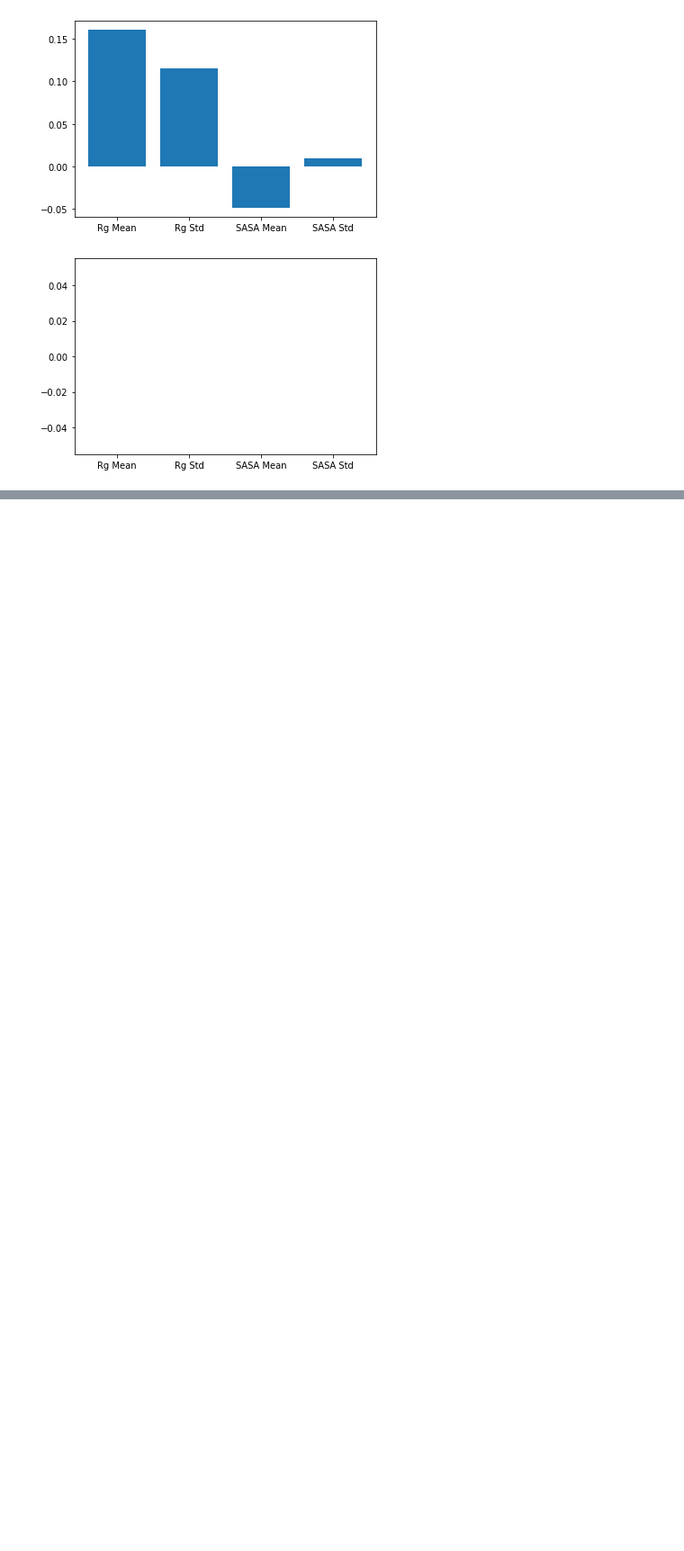
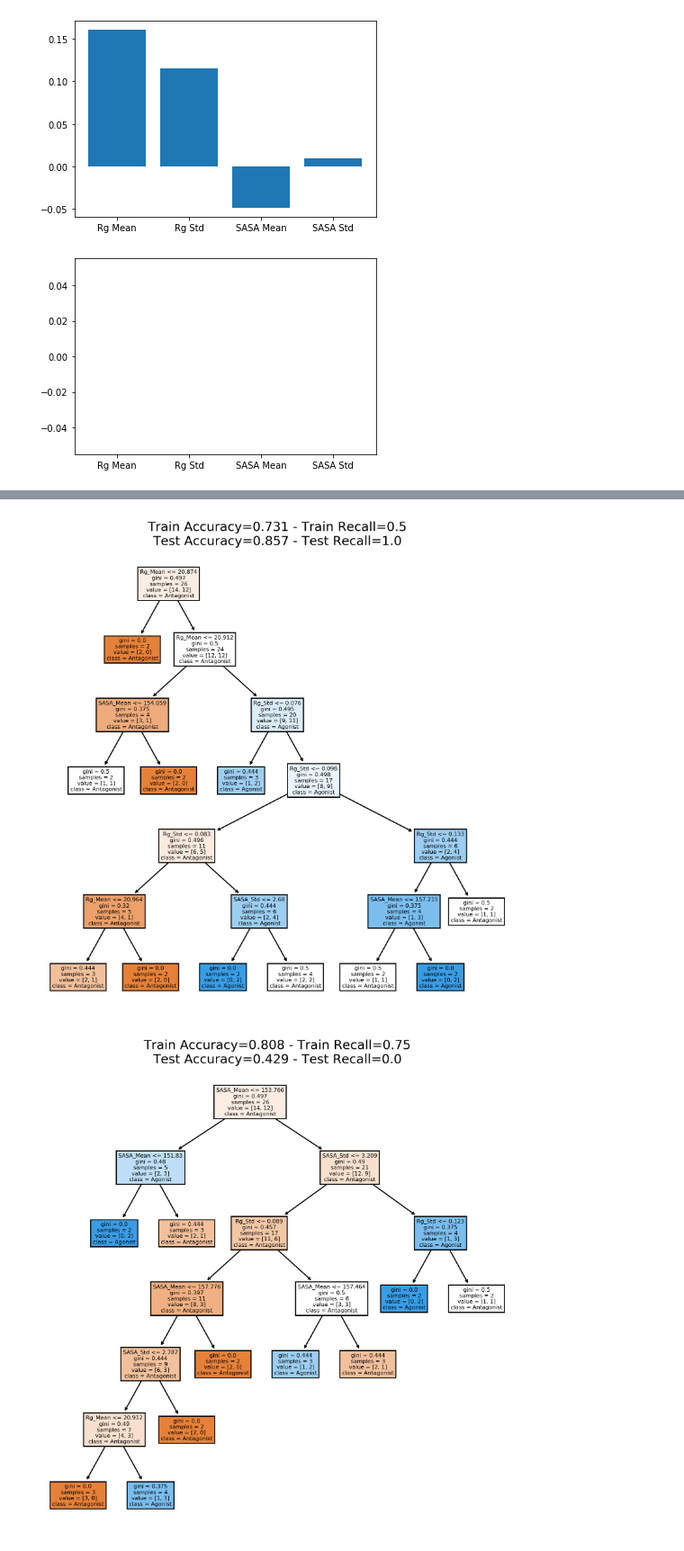
Before and after one commit to MikeXydas/MDSimsEval, a Jupyter notebook: MD_Analysis/ML_Pipeline_5HT2A.ipynb, the cells around one changed output, grey strips where cells are left out. Shown at 90% size. Drawn from its saved outputs; the diff is of its cells as text; code cells hidden in the pictures; blank space fills up the shorter version.

Commit message:
Tuned and visualized DecisionTrees using the pipeline.

```diff
--- a/MD_Analysis/ML_Pipeline_5HT2A.ipynb
+++ b/MD_Analysis/ML_Pipeline_5HT2A.ipynb
@@ -277,7 +304,7 @@ def tuning(estimator, parameters, scores, X, y, verbose=True):
 
         # The pipeline will first standarize our data
         pipe = Pipeline([
-                            ('scale', StandardScaler()),
+                            #('scale', StandardScaler()),
                             ('clf', estimator())
                         ])
 
@@ -365,7 +392,7 @@ def run_pipeline(analysis_actors_dict, estimator, parameters, maximize="accuracy
     for score in scores:
 #         print(f'>>> Metric Maximized: {score}')
         best_params[score] = {k.split('__')[1]: v for k, v in best_params[score].items()}
-        metric_scores = evaluate_params(estim(**best_params[score]), X, y, folds=5, verbose=False)
+        metric_scores = evaluate_params(estim(**best_params[score]), X, y, folds=5, verbose=[])
         if score == maximize:
             ret_scores = metric_scores
             ret_model = estim(**best_params[score])
@@ -441,0 +471,10 @@ print(returned_scores)
+# %%
+estim = DecisionTreeClassifier
+
+# Select on which parameters we will perform Grid Search
+parameters = [
+                {"clf__criterion":["gini", "entropy"], "clf__splitter":["best","random"],
+                 "clf__max_depth": np.arange(4, 14, 2), "clf__min_samples_split": np.arange(2, 6),
+                 "clf__min_samples_leaf": np.arange(1, 5), "clf__max_features":["auto", "sqrt", "log2", None]
+                },
+             ]
@@ -441,0 +520,12 @@ print(returned_scores)
+# %%
+returned_results = run_pipeline(analysis_actors_dict, estim, parameters, maximize="f1", start=2000, stop=2500)
+# %%
+dataset_df = create_dataset(analysis_actors_dict, start=0, stop=2500)
+
+X = np.array(dataset_df)[:, :-1]
+y = np.array(dataset_df)[:, -1]
+
+metric_scores = evaluate_params(returned_results[1], X, y, folds=5, verbose=["plots"])
+# %% [output]
+[figure, added]
+[figure, added]
```
Also changed, not shown: parts of 10 cells of this notebook.
